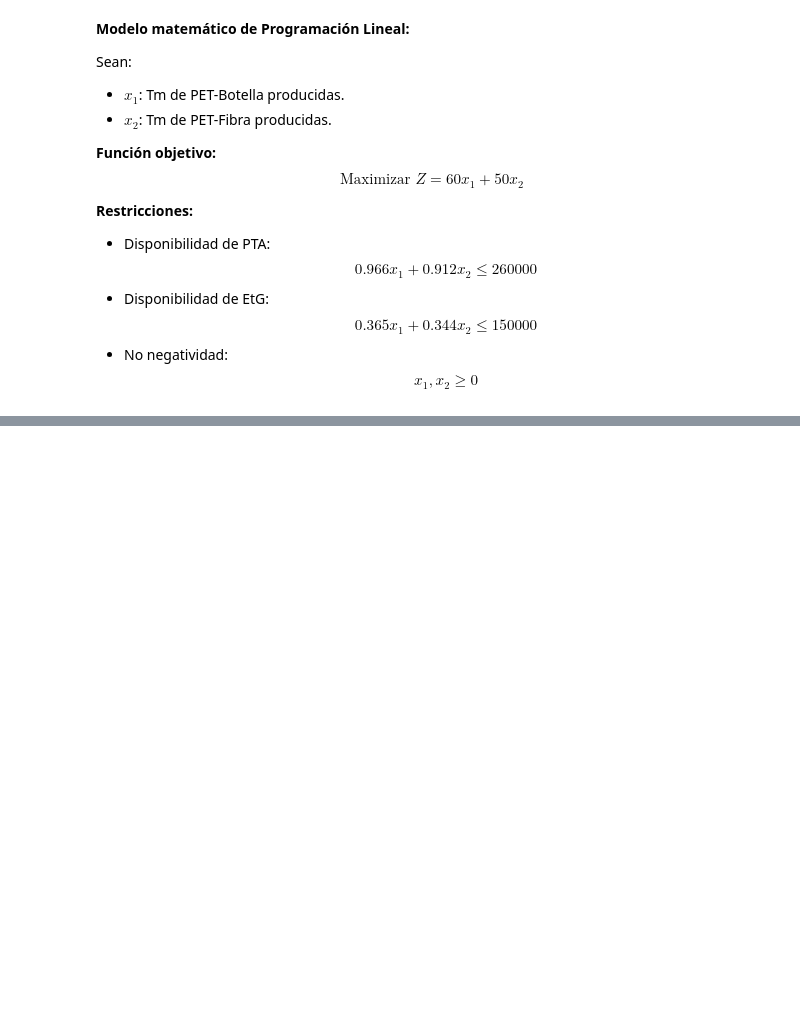
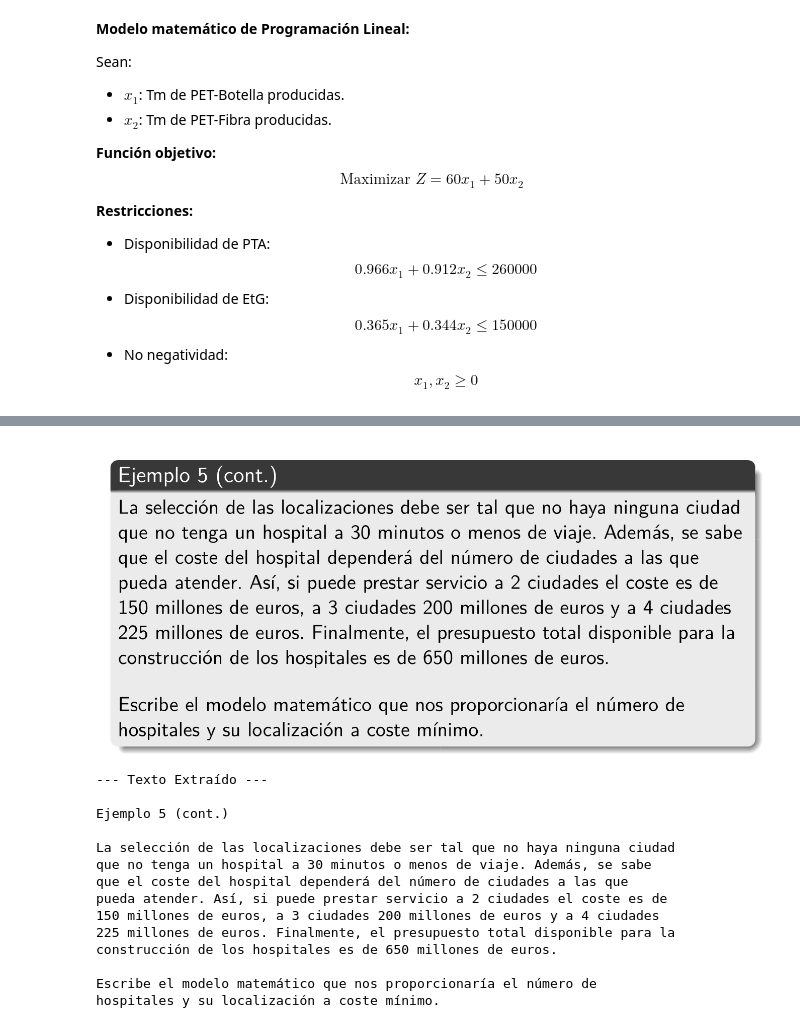
Before and after one commit to JulTob/Optimization, a Jupyter notebook: Ejemplos_de_Modelización.ipynb, the cells around one changed output, grey strips where cells are left out. Cells and saved outputs as stored; diff of their text form; code cells hidden in the pictures; blank space fills up the shorter version.

```diff
--- a/Ejemplos_de_Modelización.ipynb
+++ b/Ejemplos_de_Modelización.ipynb
@@ -28,0 +237,30 @@ $$ \text{Maximizar } Z = 60x_1 + 50x_2 $$
+# %%
+import pytesseract
+from PIL import Image
+import IPython.display as display
+
+image_path_nuevo_2 = '/content/Screenshot 2026-09-10 at 15.55.30.png'
+
+# Mostrar la imagen para referencia visual
+display.display(Image.open(image_path_nuevo_2))
+
+# Extraer y mostrar el texto
+texto_extraido_nuevo_2 = pytesseract.image_to_string(Image.open(image_path_nuevo_2), lang='spa')
+print("\n--- Texto Extraído ---\n")
+print(texto_extraido_nuevo_2)
+# %% [output]
+[figure, added]
+--- Texto Extraído ---
+
+Ejemplo 5 (cont.)
+
+La selección de las localizaciones debe ser tal que no haya ninguna ciudad
+que no tenga un hospital a 30 minutos o menos de viaje. Además, se sabe
+que el coste del hospital dependerá del número de ciudades a las que
+pueda atender. Así, si puede prestar servicio a 2 ciudades el coste es de
+150 millones de euros, a 3 ciudades 200 millones de euros y a 4 ciudades
+225 millones de euros. Finalmente, el presupuesto total disponible para la
+construcción de los hospitales es de 650 millones de euros.
+
+Escribe el modelo matemático que nos proporcionaría el número de
+hospitales y su localización a coste mínimo.
```
Also changed, not shown: parts of 22 cells of this notebook.
